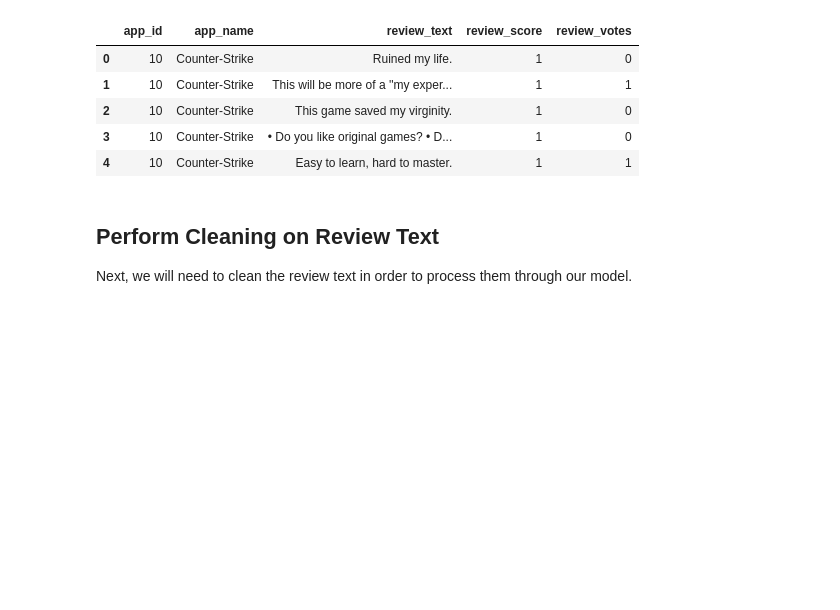
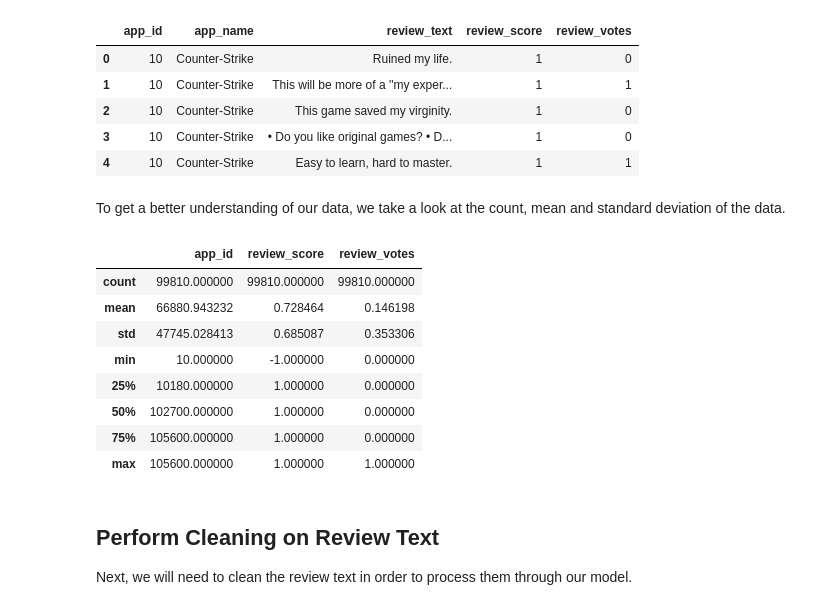
Before and after one commit to lilly-pad/Group025-Sp22, a Jupyter notebook: Checkpoint_group025.ipynb, the cells around one changed output. Drawn from its saved outputs; the diff is of its cells as text; code cells hidden in the pictures; blank space fills up the shorter version.

Commit message:
add .describe() to the data

```diff
--- a/Checkpoint_group025.ipynb
+++ b/Checkpoint_group025.ipynb
@@ -76,6 +76,20 @@ df_steam.head()
 | 2 | 10 | Counter-Strike | This game saved my virginity. | 1 | 0 |
 | 3 | 10 | Counter-Strike | • Do you like original games? • D... | 1 | 0 |
 | 4 | 10 | Counter-Strike | Easy to learn, hard to master. | 1 | 1 |
+# %% [markdown]
+To get a better understanding of our data, we take a look at the count, mean and standard deviation of the data.
+# %%
+df_steam.describe()
+# %% [output]
+|  | app_id | review_score | review_votes |
+| count | 99810.000000 | 99810.000000 | 99810.000000 |
+| mean | 66880.943232 | 0.728464 | 0.146198 |
+| std | 47745.028413 | 0.685087 | 0.353306 |
+| min | 10.000000 | -1.000000 | 0.000000 |
+| 25% | 10180.000000 | 1.000000 | 0.000000 |
+| 50% | 102700.000000 | 1.000000 | 0.000000 |
+| 75% | 105600.000000 | 1.000000 | 0.000000 |
+| max | 105600.000000 | 1.000000 | 1.000000 |
 # %% [markdown]
 ## Perform Cleaning on Review Text
 
```
